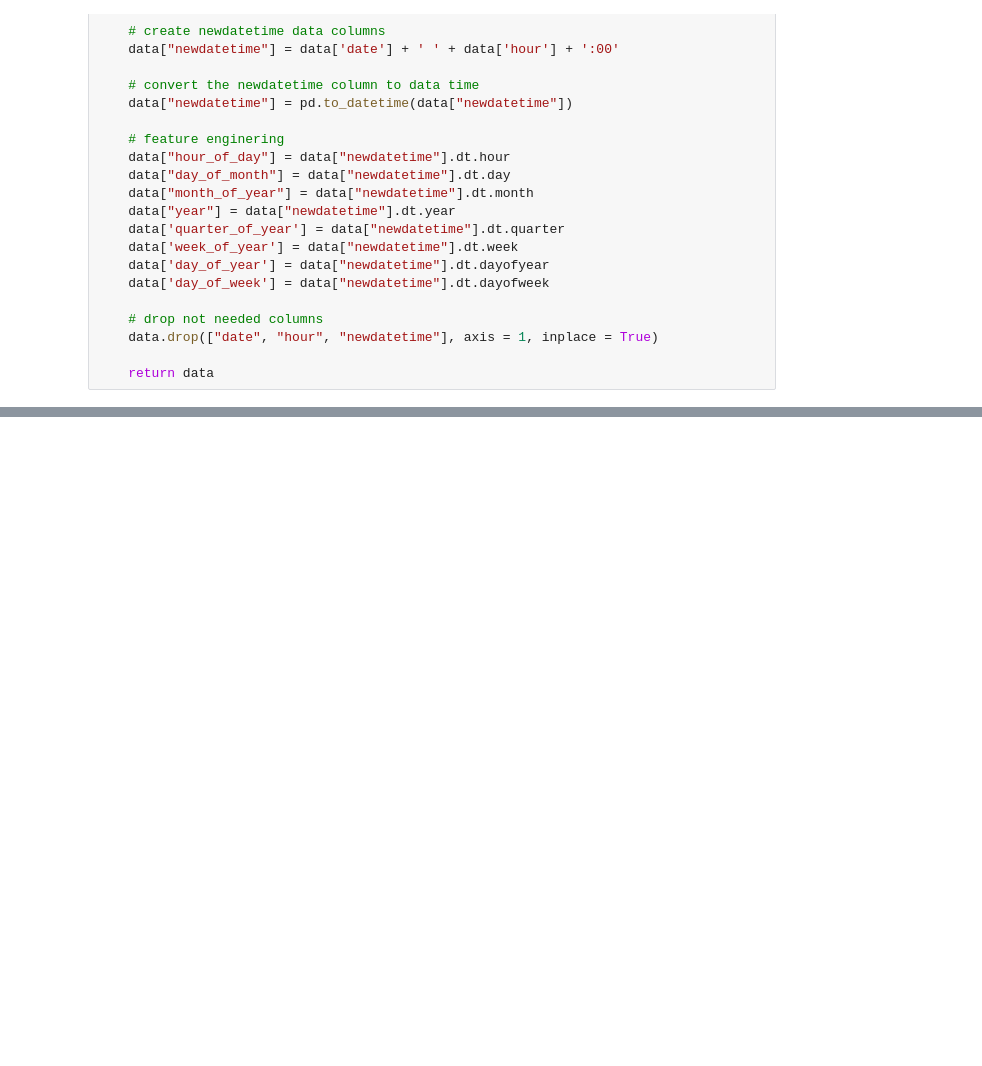
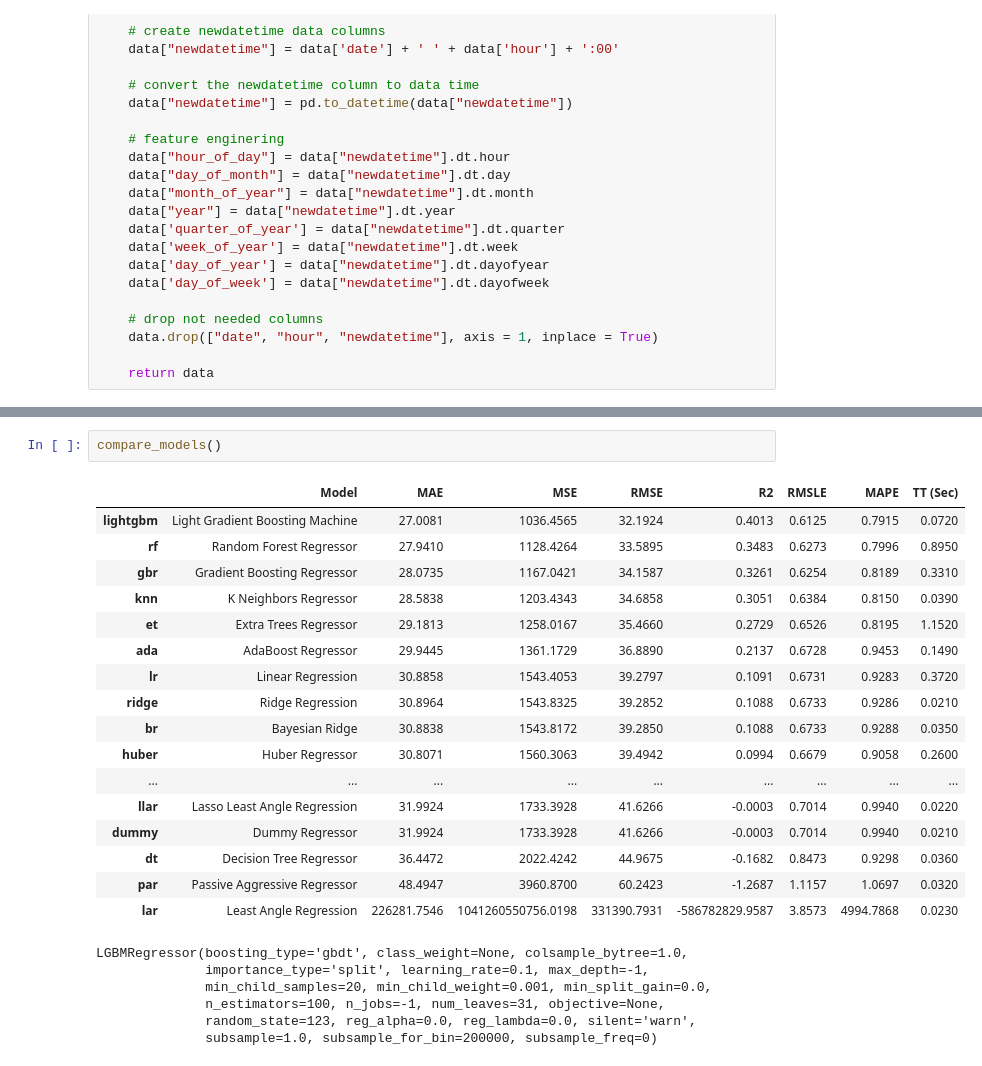
Before and after one commit to javedhassans/Demand_forecast, a Jupyter notebook: notebooks/pycaret.ipynb, the cells around one changed output, grey strips where cells are left out. Saved outputs shown, nothing was run; the diff lists cells and outputs as text; blank space fills up the shorter version.

```diff
--- a/notebooks/pycaret.ipynb
+++ b/notebooks/pycaret.ipynb
@@ -54,0 +71,26 @@ exp_reg101 = setup(data = df, target = 'demand', session_id=123)
+# %%
+compare_models()
+# %% [output]
+|  | Model | MAE | MSE | RMSE | R2 | RMSLE | MAPE | TT (Sec) |
+| lightgbm | Light Gradient Boosting Machine | 27.0081 | 1036.4565 | 32.1924 | 0.4013 | 0.6125 | 0.7915 | 0.0720 |
+| rf | Random Forest Regressor | 27.9410 | 1128.4264 | 33.5895 | 0.3483 | 0.6273 | 0.7996 | 0.8950 |
+| gbr | Gradient Boosting Regressor | 28.0735 | 1167.0421 | 34.1587 | 0.3261 | 0.6254 | 0.8189 | 0.3310 |
+| knn | K Neighbors Regressor | 28.5838 | 1203.4343 | 34.6858 | 0.3051 | 0.6384 | 0.8150 | 0.0390 |
+| et | Extra Trees Regressor | 29.1813 | 1258.0167 | 35.4660 | 0.2729 | 0.6526 | 0.8195 | 1.1520 |
+| ada | AdaBoost Regressor | 29.9445 | 1361.1729 | 36.8890 | 0.2137 | 0.6728 | 0.9453 | 0.1490 |
+| lr | Linear Regression | 30.8858 | 1543.4053 | 39.2797 | 0.1091 | 0.6731 | 0.9283 | 0.3720 |
+| ridge | Ridge Regression | 30.8964 | 1543.8325 | 39.2852 | 0.1088 | 0.6733 | 0.9286 | 0.0210 |
+| br | Bayesian Ridge | 30.8838 | 1543.8172 | 39.2850 | 0.1088 | 0.6733 | 0.9288 | 0.0350 |
+| huber | Huber Regressor | 30.8071 | 1560.3063 | 39.4942 | 0.0994 | 0.6679 | 0.9058 | 0.2600 |
+| ... | ... | ... | ... | ... | ... | ... | ... | ... |
+| llar | Lasso Least Angle Regression | 31.9924 | 1733.3928 | 41.6266 | -0.0003 | 0.7014 | 0.9940 | 0.0220 |
+| dummy | Dummy Regressor | 31.9924 | 1733.3928 | 41.6266 | -0.0003 | 0.7014 | 0.9940 | 0.0210 |
+| dt | Decision Tree Regressor | 36.4472 | 2022.4242 | 44.9675 | -0.1682 | 0.8473 | 0.9298 | 0.0360 |
+| par | Passive Aggressive Regressor | 48.4947 | 3960.8700 | 60.2423 | -1.2687 | 1.1157 | 1.0697 | 0.0320 |
+| lar | Least Angle Regression | 226281.7546 | 1041260550756.0198 | 331390.7931 | -586782829.9587 | 3.8573 | 4994.7868 | 0.0230 |
+LGBMRegressor(boosting_type='gbdt', class_weight=None, colsample_bytree=1.0,
+              importance_type='split', learning_rate=0.1, max_depth=-1,
+              min_child_samples=20, min_child_weight=0.001, min_split_gain=0.0,
+              n_estimators=100, n_jobs=-1, num_leaves=31, objective=None,
+              random_state=123, reg_alpha=0.0, reg_lambda=0.0, silent='warn',
+              subsample=1.0, subsample_for_bin=200000, subsample_freq=0)
```
Also changed, not shown: parts of 13 cells of this notebook, 2 other files.
